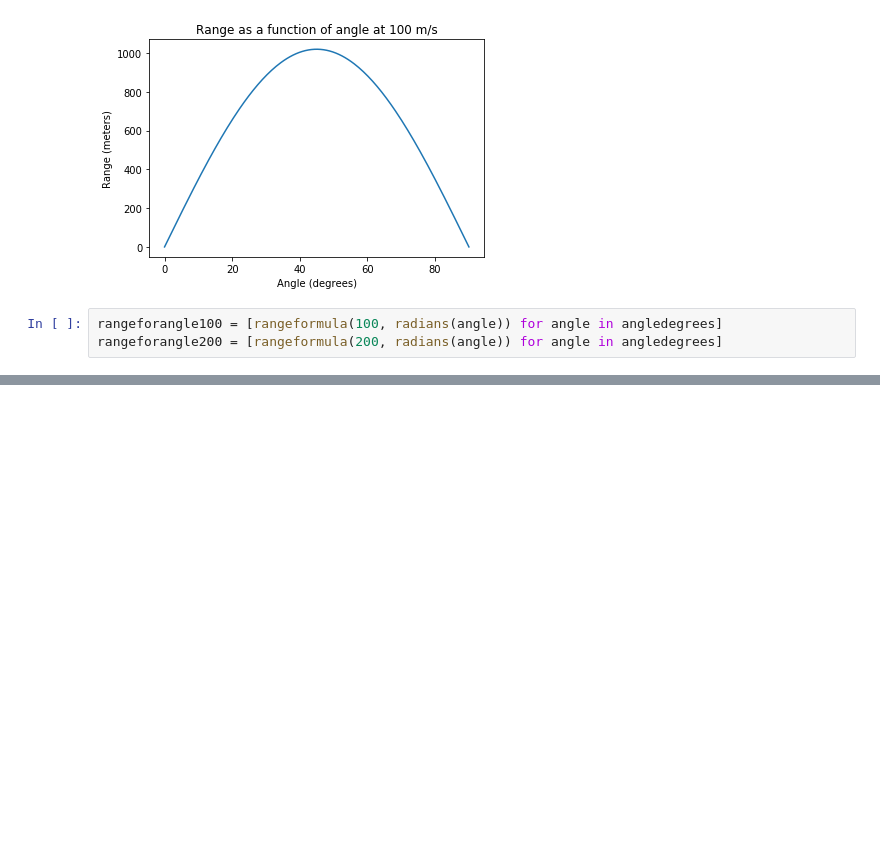
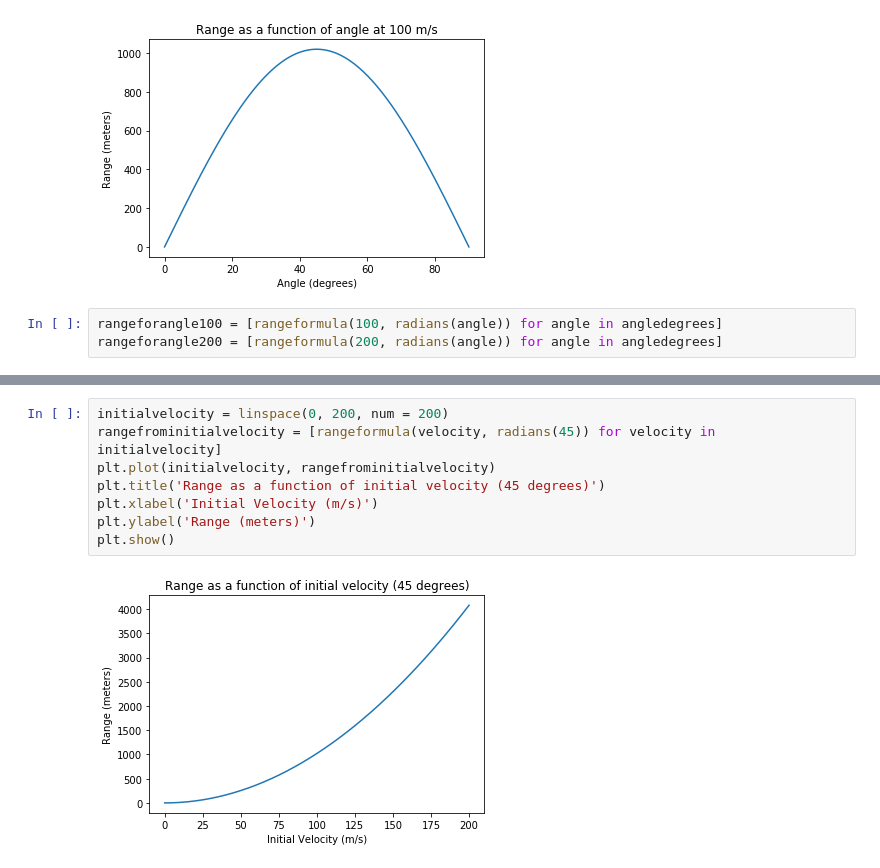
Before and after one commit to garyyli/datascience, a Jupyter notebook: ballistics.ipynb, the cells around one changed output, grey strips where cells are left out. Drawn from its saved outputs; the diff is of its cells as text; blank space fills up the shorter version.

```diff
--- a/ballistics.ipynb
+++ b/ballistics.ipynb
@@ -36,0 +51,10 @@ plt.show()
+# %%
+initialvelocity = linspace(0, 200, num = 200)
+rangefrominitialvelocity = [rangeformula(velocity, radians(45)) for velocity in initialvelocity]
+plt.plot(initialvelocity, rangefrominitialvelocity)
+plt.title('Range as a function of initial velocity (45 degrees)')
+plt.xlabel('Initial Velocity (m/s)')
+plt.ylabel('Range (meters)')
+plt.show()
+# %% [output]
+[figure, added]
```
Also changed, not shown: parts of 5 cells of this notebook.
